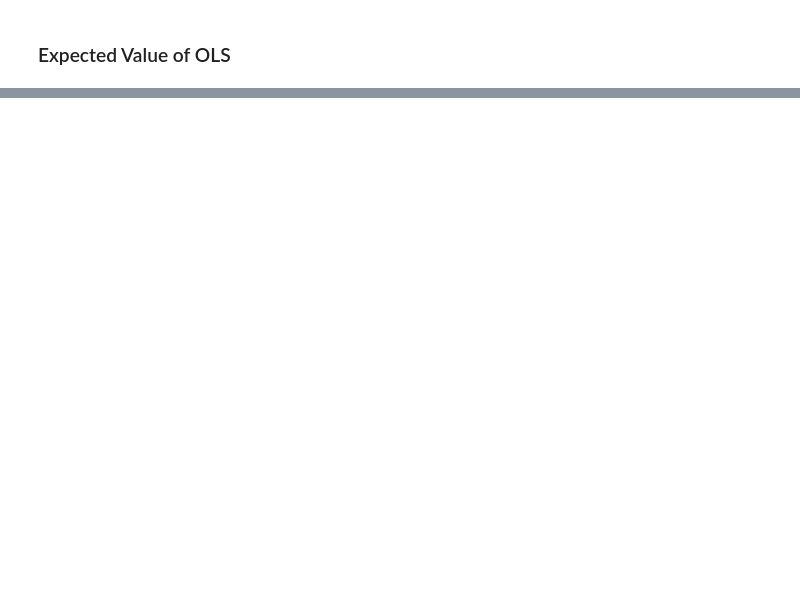
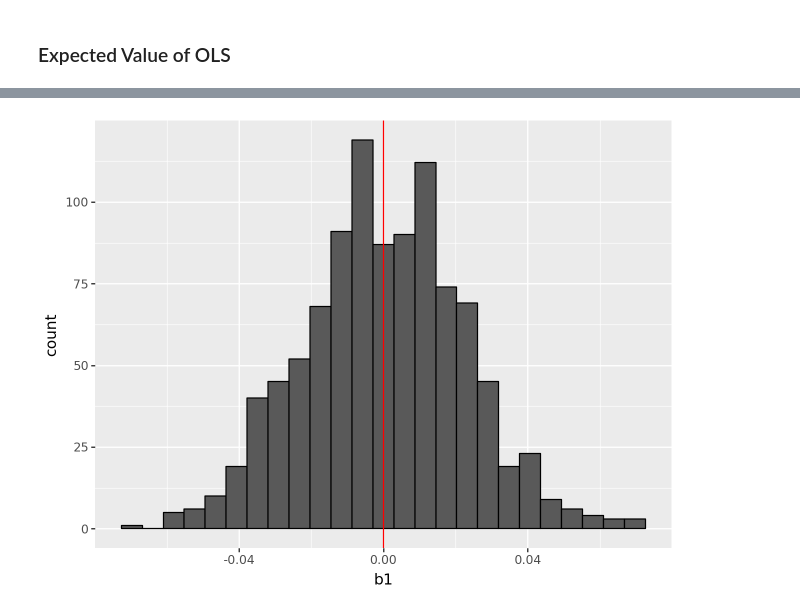
Before and after one commit to vaibrainium/Causal-Inference-The-Mixtape, a Jupyter notebook: notebooks/chapter-2.ipynb, the cells around one changed output, grey strips where cells are left out. Drawn from its saved outputs; the diff is of its cells as text; code cells hidden in the pictures; blank space fills up the shorter version.

```diff
--- a/notebooks/chapter-2.ipynb
+++ b/notebooks/chapter-2.ipynb
@@ -191,0 +298,11 @@ Mean of beta estimates: 2.000616976024828
+# %%
+# Simulation no clustered SE
+sim_params = [.4, 0] # beta1 = 0: no effect of x on y
+sim_nocluster = run_cluster_sim(n_sims=1000, param = sim_params, rho=0, cluster_robust = False)
+# %%
+
+p.ggplot(sim_nocluster, p.aes('b1')) +\
+  p.geom_histogram(color = 'black') +\
+  p.geom_vline(xintercept = sim_params[1], color = 'red')
+# %% [output]
+[figure, added]
```
Also changed, not shown: parts of 21 cells of this notebook.
